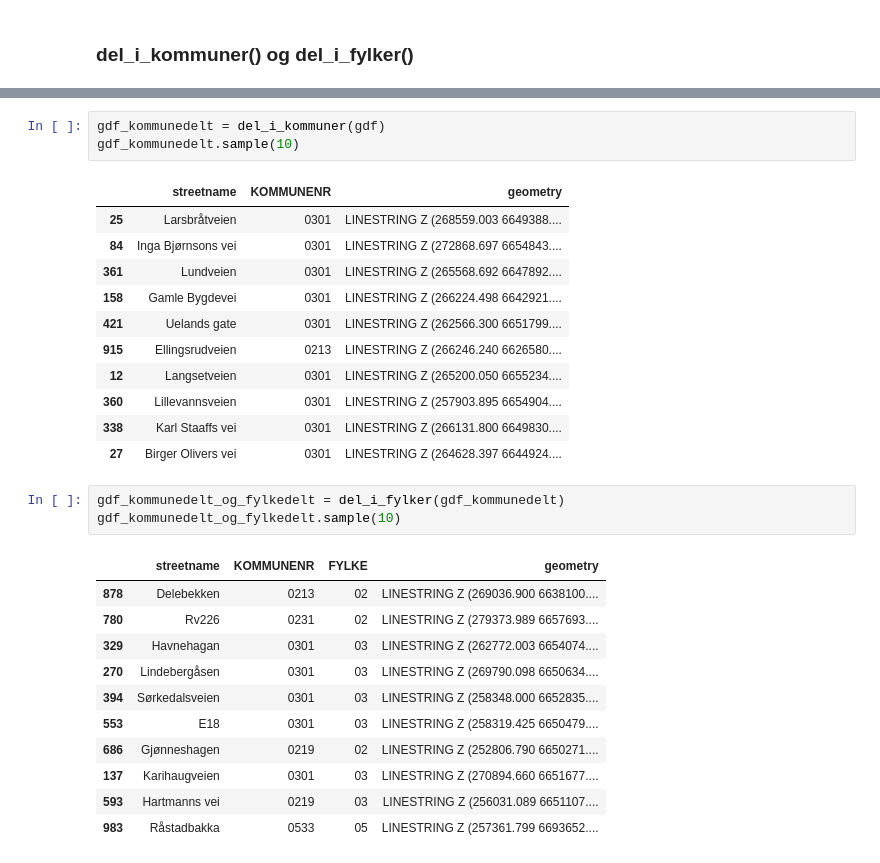
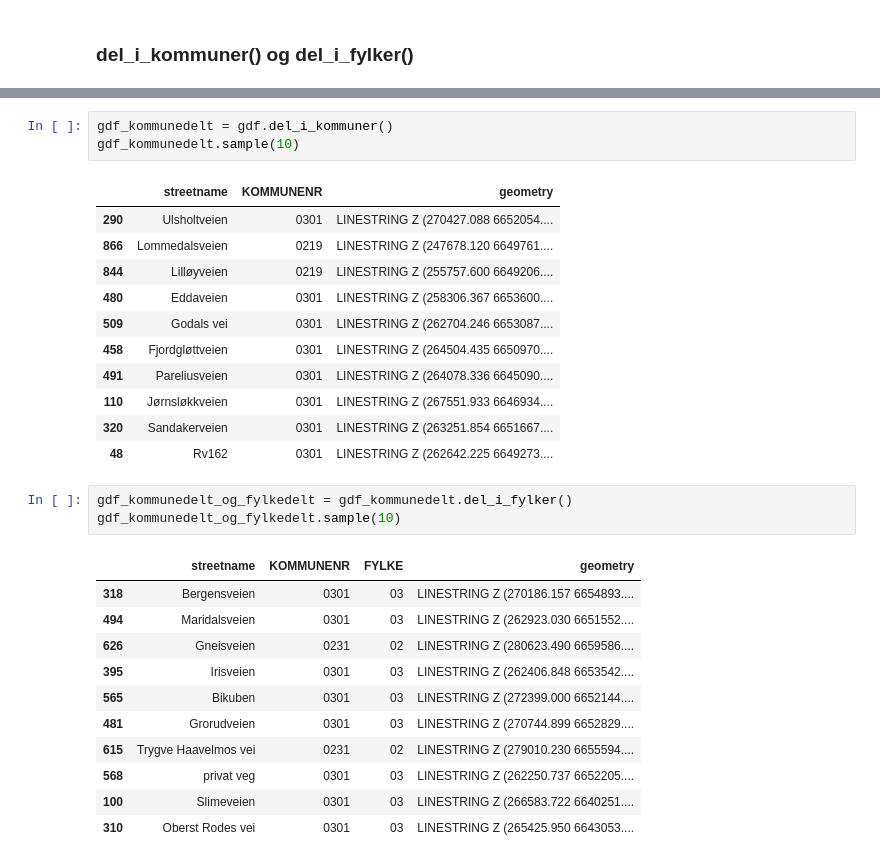
Before and after one commit to statisticsnorway/kommfylk, a Jupyter notebook: eksempler/bruk.ipynb, the cells around one changed output, grey strips where cells are left out. Drawn from its saved outputs; the diff is of its cells as text.

```diff
--- a/eksempler/bruk.ipynb
+++ b/eksempler/bruk.ipynb
@@ -212,31 +245,31 @@ gdf
 1000 rows × 2 columns
 # %%
-gdf_kommunedelt = del_i_kommuner(gdf)
+gdf_kommunedelt = gdf.del_i_kommuner()
 gdf_kommunedelt.sample(10)
 # %% [output]
 |  | streetname | KOMMUNENR | geometry |
-| 25 | Larsbråtveien | 0301 | LINESTRING Z (268559.003 6649388.... |
-| 84 | Inga Bjørnsons vei | 0301 | LINESTRING Z (272868.697 6654843.... |
-| 361 | Lundveien | 0301 | LINESTRING Z (265568.692 6647892.... |
-| 158 | Gamle Bygdevei | 0301 | LINESTRING Z (266224.498 6642921.... |
-| 421 | Uelands gate | 0301 | LINESTRING Z (262566.300 6651799.... |
-| 915 | Ellingsrudveien | 0213 | LINESTRING Z (266246.240 6626580.... |
-| 12 | Langsetveien | 0301 | LINESTRING Z (265200.050 6655234.... |
-| 360 | Lillevannsveien | 0301 | LINESTRING Z (257903.895 6654904.... |
-| 338 | Karl Staaffs vei | 0301 | LINESTRING Z (266131.800 6649830.... |
-| 27 | Birger Olivers vei | 0301 | LINESTRING Z (264628.397 6644924.... |
+| 290 | Ulsholtveien | 0301 | LINESTRING Z (270427.088 6652054.... |
+| 866 | Lommedalsveien | 0219 | LINESTRING Z (247678.120 6649761.... |
+| 844 | Lilløyveien | 0219 | LINESTRING Z (255757.600 6649206.... |
+| 480 | Eddaveien | 0301 | LINESTRING Z (258306.367 6653600.... |
+| 509 | Godals vei | 0301 | LINESTRING Z (262704.246 6653087.... |
+| 458 | Fjordgløttveien | 0301 | LINESTRING Z (264504.435 6650970.... |
+| 491 | Pareliusveien | 0301 | LINESTRING Z (264078.336 6645090.... |
+| 110 | Jørnsløkkveien | 0301 | LINESTRING Z (267551.933 6646934.... |
+| 320 | Sandakerveien | 0301 | LINESTRING Z (263251.854 6651667.... |
+| 48 | Rv162 | 0301 | LINESTRING Z (262642.225 6649273.... |
 # %%
-gdf_kommunedelt_og_fylkedelt = del_i_fylker(gdf_kommunedelt)
+gdf_kommunedelt_og_fylkedelt = gdf_kommunedelt.del_i_fylker()
 gdf_kommunedelt_og_fylkedelt.sample(10)
 # %% [output]
 |  | streetname | KOMMUNENR | FYLKE | geometry |
-| 878 | Delebekken | 0213 | 02 | LINESTRING Z (269036.900 6638100.... |
-| 780 | Rv226 | 0231 | 02 | LINESTRING Z (279373.989 6657693.... |
-| 329 | Havnehagan | 0301 | 03 | LINESTRING Z (262772.003 6654074.... |
-| 270 | Lindebergåsen | 0301 | 03 | LINESTRING Z (269790.098 6650634.... |
-| 394 | Sørkedalsveien | 0301 | 03 | LINESTRING Z (258348.000 6652835.... |
-| 553 | E18 | 0301 | 03 | LINESTRING Z (258319.425 6650479.... |
-| 686 | Gjønneshagen | 0219 | 02 | LINESTRING Z (252806.790 6650271.... |
-| 137 | Karihaugveien | 0301 | 03 | LINESTRING Z (270894.660 6651677.... |
-| 593 | Hartmanns vei | 0219 | 03 | LINESTRING Z (256031.089 6651107.... |
-| 983 | Råstadbakka | 0533 | 05 | LINESTRING Z (257361.799 6693652.... |
+| 318 | Bergensveien | 0301 | 03 | LINESTRING Z (270186.157 6654893.... |
+| 494 | Maridalsveien | 0301 | 03 | LINESTRING Z (262923.030 6651552.... |
+| 626 | Gneisveien | 0231 | 02 | LINESTRING Z (280623.490 6659586.... |
+| 395 | Irisveien | 0301 | 03 | LINESTRING Z (262406.848 6653542.... |
+| 565 | Bikuben | 0301 | 03 | LINESTRING Z (272399.000 6652144.... |
+| 481 | Grorudveien | 0301 | 03 | LINESTRING Z (270744.899 6652829.... |
+| 615 | Trygve Haavelmos vei | 0231 | 02 | LINESTRING Z (279010.230 6655594.... |
+| 568 | privat veg | 0301 | 03 | LINESTRING Z (262250.737 6652205.... |
+| 100 | Slimeveien | 0301 | 03 | LINESTRING Z (266583.722 6640251.... |
+| 310 | Oberst Rodes vei | 0301 | 03 | LINESTRING Z (265425.950 6643053.... |
```
Also changed, not shown: parts of 24 cells of this notebook, 2 other files.
